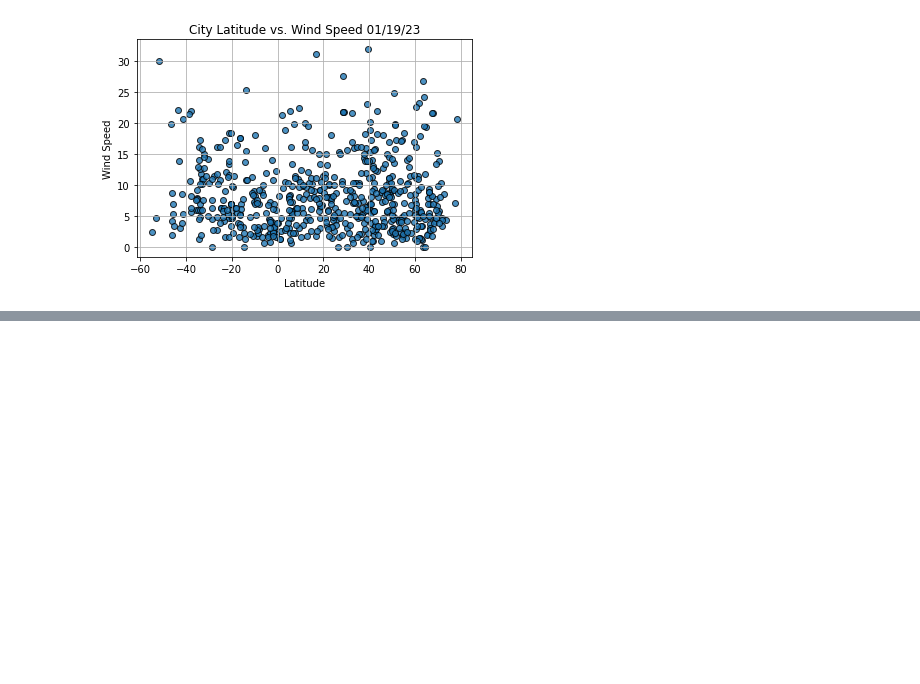
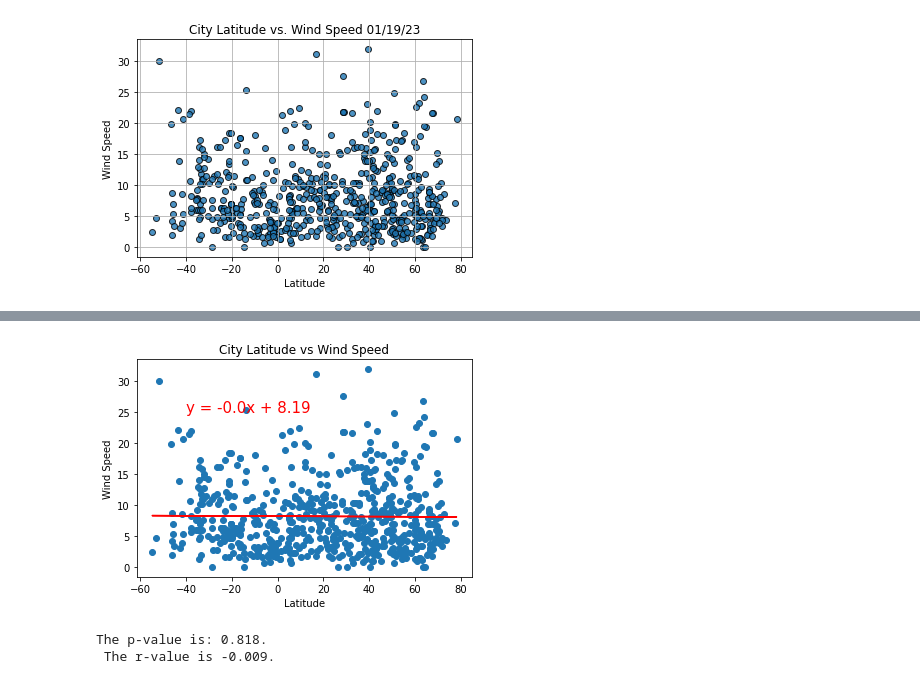
Before and after one commit to jaime-mclean/World_Weather_Analysis, a Jupyter notebook: WeatherPy.ipynb, the cells around one changed output, grey strips where cells are left out. Cells and saved outputs as stored; diff of their text form; code cells hidden in the pictures; blank space fills up the shorter version.

```diff
--- a/WeatherPy.ipynb
+++ b/WeatherPy.ipynb
@@ -267,0 +311,6 @@ plt.show()
+# %%
+plot_linear_regression(lats, wind_speed, 'City Latitude vs Wind Speed', 'Wind Speed', (-40,25))
+# %% [output]
+[figure, added]
+The p-value is: 0.818.
+ The r-value is -0.009.
```
Also changed, not shown: parts of 15 cells of this notebook, 1 other file.
